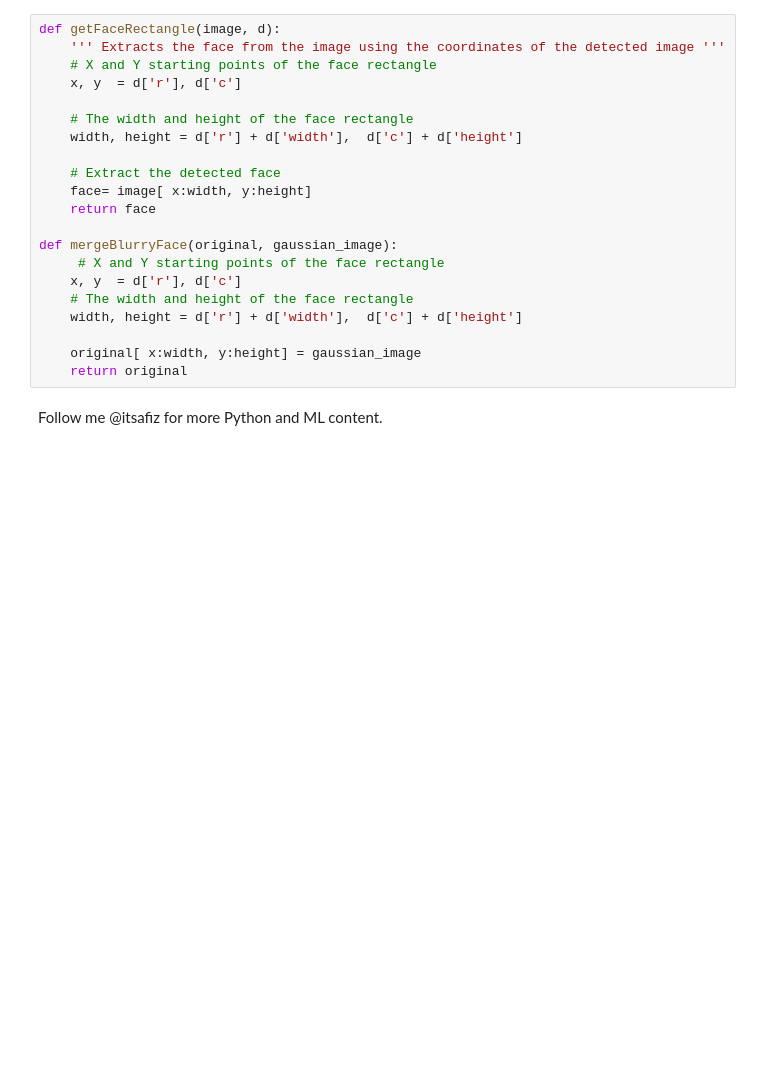
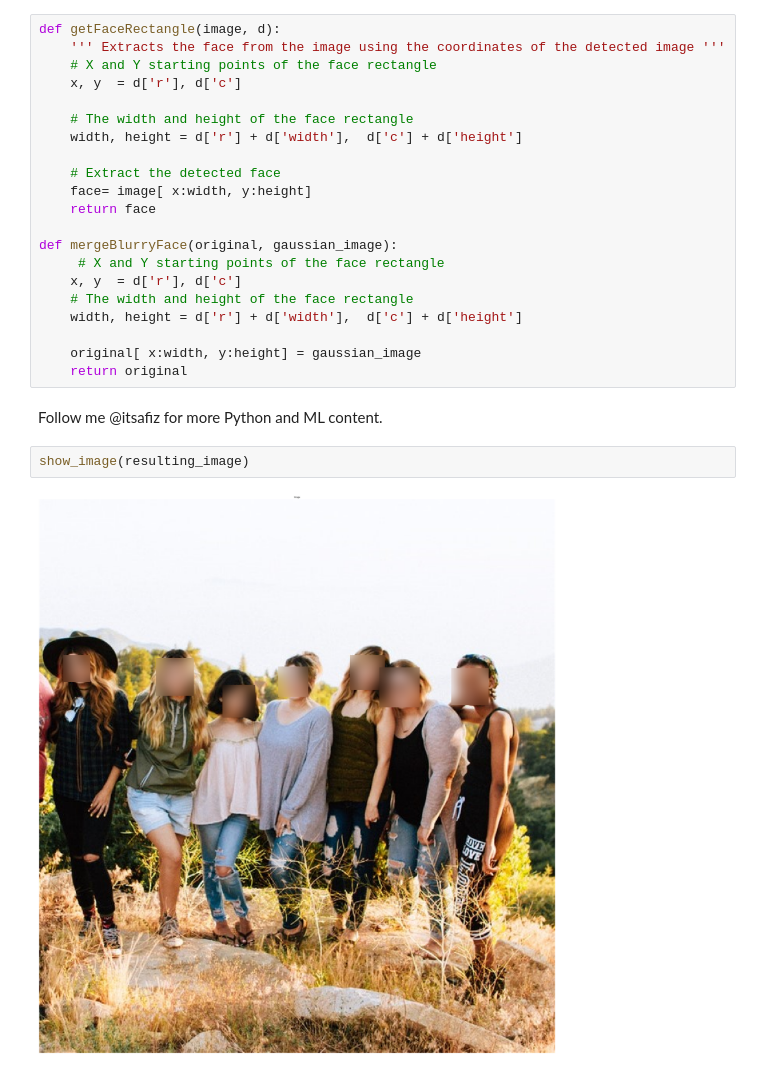
Before and after one commit to afizs/python-notes, a Jupyter notebook: image-processing/blur_faces.ipynb, the cells around one changed output. Drawn from its saved outputs; the diff is of its cells as text; blank space fills up the shorter version.

```diff
--- a/image-processing/blur_faces.ipynb
+++ b/image-processing/blur_faces.ipynb
@@ -89,3 +89,7 @@ def mergeBlurryFace(original, gaussian_image):
     return original
 # %% [markdown]
 Follow me @itsafiz for more Python and ML content.
+# %%
+show_image(resulting_image)
+# %% [output]
+[figure, added]
```
Also changed, not shown: parts of 1 cell of this notebook, 6 other files.
